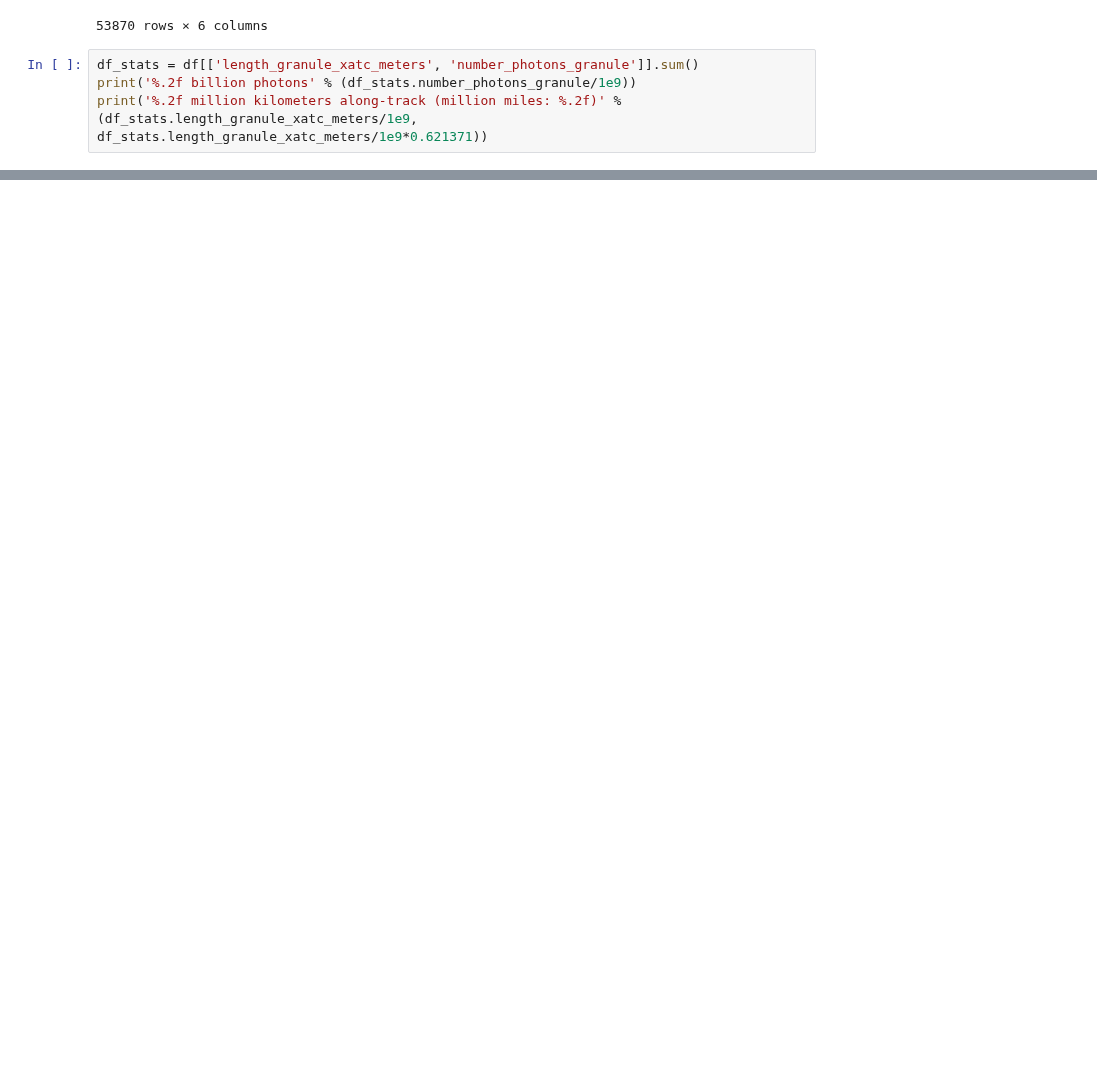
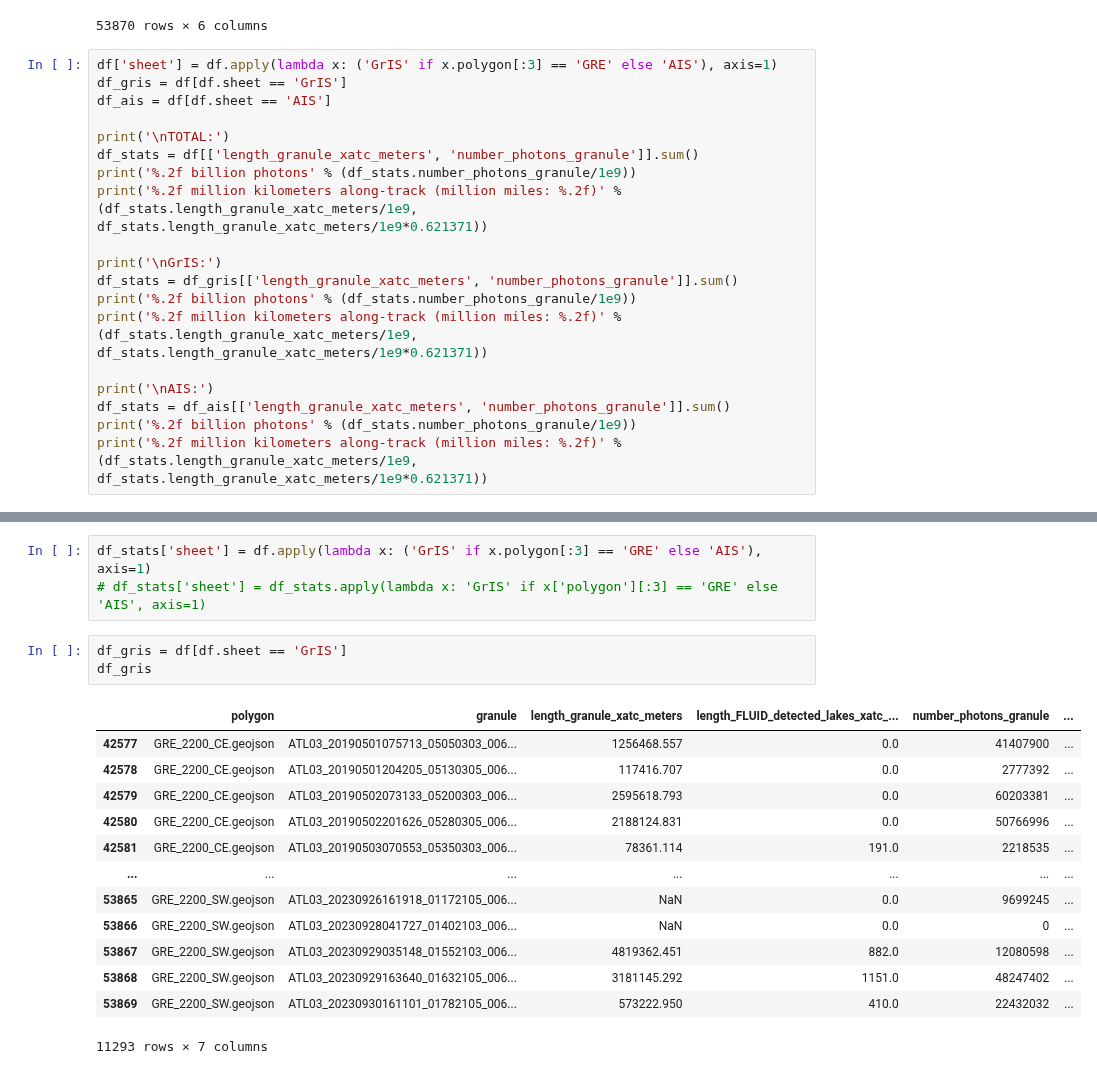
Before and after one commit to fliphilipp/GlacierLakeDetectionICESat2, a Jupyter notebook: GLD3_compile_granule_stats.ipynb, the cells around one changed output, grey strips where cells are left out. Saved outputs shown, nothing was run; the diff lists cells and outputs as text; blank space fills up the shorter version.

```diff
--- a/GLD3_compile_granule_stats.ipynb
+++ b/GLD3_compile_granule_stats.ipynb
@@ -85,7 +85,22 @@ wrote file granule_lists/GLD3_stats_combined.csv
 | 53869 | GRE_2200_SW.geojson | ATL03_20230930161101_01782105_006... | 573222.950 | 410.0 | 22432032 | ... |
 53870 rows × 6 columns
 # %%
+df['sheet'] = df.apply(lambda x: ('GrIS' if x.polygon[:3] == 'GRE' else 'AIS'), axis=1)
+df_gris = df[df.sheet == 'GrIS']
+df_ais = df[df.sheet == 'AIS']
+
+print('\nTOTAL:')
 df_stats = df[['length_granule_xatc_meters', 'number_photons_granule']].sum()
 print('%.2f billion photons' % (df_stats.number_photons_granule/1e9))
 print('%.2f million kilometers along-track (million miles: %.2f)' % (df_stats.length_granule_xatc_meters/1e9, df_stats.length_granule_xatc_meters/1e9*0.621371))
+
+print('\nGrIS:')
+df_stats = df_gris[['length_granule_xatc_meters', 'number_photons_granule']].sum()
+print('%.2f billion photons' % (df_stats.number_photons_granule/1e9))
+print('%.2f million kilometers along-track (million miles: %.2f)' % (df_stats.length_granule_xatc_meters/1e9, df_stats.length_granule_xatc_meters/1e9*0.621371))
+
+print('\nAIS:')
+df_stats = df_ais[['length_granule_xatc_meters', 'number_photons_granule']].sum()
+print('%.2f billion photons' % (df_stats.number_photons_granule/1e9))
+print('%.2f million kilometers along-track (million miles: %.2f)' % (df_stats.length_granule_xatc_meters/1e9, df_stats.length_granule_xatc_meters/1e9*0.621371))
 # %% [output]
@@ -93,0 +128,20 @@ print('%.2f million kilometers along-track (million miles: %.2f)' % (df_stats.le
+# %%
+df_stats['sheet'] = df.apply(lambda x: ('GrIS' if x.polygon[:3] == 'GRE' else 'AIS'), axis=1)
+# df_stats['sheet'] = df_stats.apply(lambda x: 'GrIS' if x['polygon'][:3] == 'GRE' else 'AIS', axis=1)
+# %%
+df_gris = df[df.sheet == 'GrIS']
+df_gris
+# %% [output]
+|  | polygon | granule | length_granule_xatc_meters | length_FLUID_detected_lakes_xatc_... | number_photons_granule | ... |
+| 42577 | GRE_2200_CE.geojson | ATL03_20190501075713_05050303_006... | 1256468.557 | 0.0 | 41407900 | ... |
+| 42578 | GRE_2200_CE.geojson | ATL03_20190501204205_05130305_006... | 117416.707 | 0.0 | 2777392 | ... |
+| 42579 | GRE_2200_CE.geojson | ATL03_20190502073133_05200303_006... | 2595618.793 | 0.0 | 60203381 | ... |
+| 42580 | GRE_2200_CE.geojson | ATL03_20190502201626_05280305_006... | 2188124.831 | 0.0 | 50766996 | ... |
+| 42581 | GRE_2200_CE.geojson | ATL03_20190503070553_05350303_006... | 78361.114 | 191.0 | 2218535 | ... |
+| ... | ... | ... | ... | ... | ... | ... |
+| 53865 | GRE_2200_SW.geojson | ATL03_20230926161918_01172105_006... | NaN | 0.0 | 9699245 | ... |
+| 53866 | GRE_2200_SW.geojson | ATL03_20230928041727_01402103_006... | NaN | 0.0 | 0 | ... |
+| 53867 | GRE_2200_SW.geojson | ATL03_20230929035148_01552103_006... | 4819362.451 | 882.0 | 12080598 | ... |
+| 53868 | GRE_2200_SW.geojson | ATL03_20230929163640_01632105_006... | 3181145.292 | 1151.0 | 48247402 | ... |
+| 53869 | GRE_2200_SW.geojson | ATL03_20230930161101_01782105_006... | 573222.950 | 410.0 | 22432032 | ... |
+11293 rows × 7 columns
```
Also changed, not shown: parts of 3 cells of this notebook, 6 other files.
